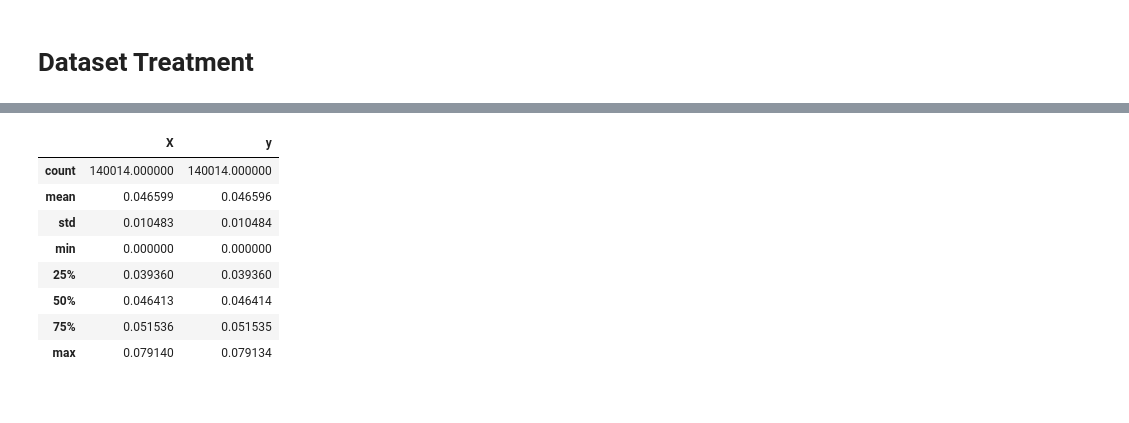
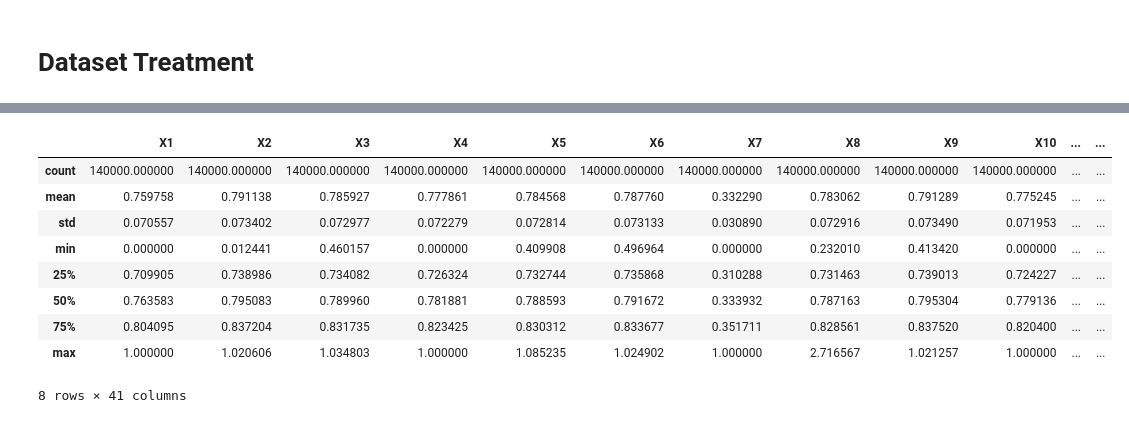
Before and after one commit to lucasmatnibezerra/FailedDetectionCloud, a Jupyter notebook: 5g3e-dataset-join.ipynb, the cells around one changed output, grey strips where cells are left out. Saved outputs shown, nothing was run; the diff lists cells and outputs as text; code cells hidden in the pictures.

```diff
--- a/5g3e-dataset-join.ipynb
+++ b/5g3e-dataset-join.ipynb
@@ -216,13 +348,14 @@ dataset
 # %%
-dataset.describe()
+normalized_dataset.describe()
 # %% [output]
-|  | X | y |
-| count | 140014.000000 | 140014.000000 |
-| mean | 0.046599 | 0.046596 |
-| std | 0.010483 | 0.010484 |
-| min | 0.000000 | 0.000000 |
-| 25% | 0.039360 | 0.039360 |
-| 50% | 0.046413 | 0.046414 |
-| 75% | 0.051536 | 0.051535 |
-| max | 0.079140 | 0.079134 |
+|  | X1 | X2 | X3 | X4 | X5 | X6 | X7 | X8 | X9 | X10 | ... | ... |
+| count | 140000.000000 | 140000.000000 | 140000.000000 | 140000.000000 | 140000.000000 | 140000.000000 | 140000.000000 | 140000.000000 | 140000.000000 | 140000.000000 | ... | ... |
+| mean | 0.759758 | 0.791138 | 0.785927 | 0.777861 | 0.784568 | 0.787760 | 0.332290 | 0.783062 | 0.791289 | 0.775245 | ... | ... |
+| std | 0.070557 | 0.073402 | 0.072977 | 0.072279 | 0.072814 | 0.073133 | 0.030890 | 0.072916 | 0.073490 | 0.071953 | ... | ... |
+| min | 0.000000 | 0.012441 | 0.460157 | 0.000000 | 0.409908 | 0.496964 | 0.000000 | 0.232010 | 0.413420 | 0.000000 | ... | ... |
+| 25% | 0.709905 | 0.738986 | 0.734082 | 0.726324 | 0.732744 | 0.735868 | 0.310288 | 0.731463 | 0.739013 | 0.724227 | ... | ... |
+| 50% | 0.763583 | 0.795083 | 0.789960 | 0.781881 | 0.788593 | 0.791672 | 0.333932 | 0.787163 | 0.795304 | 0.779136 | ... | ... |
+| 75% | 0.804095 | 0.837204 | 0.831735 | 0.823425 | 0.830312 | 0.833677 | 0.351711 | 0.828561 | 0.837520 | 0.820400 | ... | ... |
+| max | 1.000000 | 1.020606 | 1.034803 | 1.000000 | 1.085235 | 1.024902 | 1.000000 | 2.716567 | 1.021257 | 1.000000 | ... | ... |
+8 rows × 41 columns
 # %%
```
Also changed, not shown: parts of 12 cells of this notebook.
